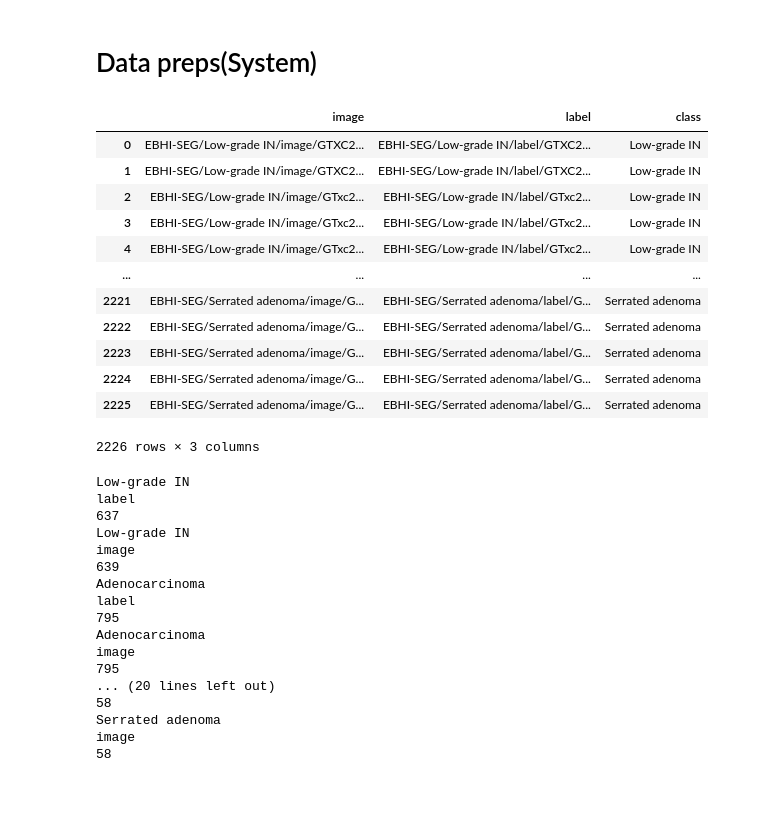
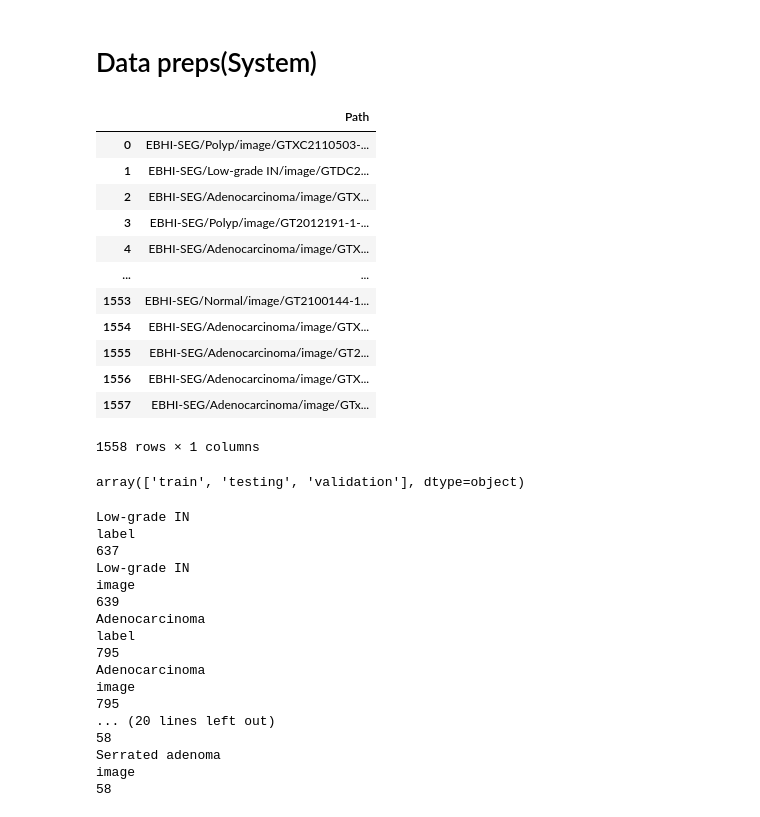
Before and after one commit to DickyAdi/colRectalSegm, a Jupyter notebook: colorectalSegm.ipynb, the cells around one changed output. Drawn from its saved outputs; the diff is of its cells as text; code cells hidden in the pictures.

```diff
--- a/colorectalSegm.ipynb
+++ b/colorectalSegm.ipynb
@@ -37,6 +37,28 @@ colors = [
 ]
 # %% [markdown]
 # Data preps(System)
+# %%
+trainDf = pd.read_csv('traindata.csv')
+valDf = pd.read_csv('valdata.csv')
+testDf = pd.read_csv('testdata.csv')
+# %%
+trainDf['Path'] = trainDf['Path'].str.strip()
+# %%
+trainDf
+# %% [output]
+|  | Path |
+| 0 | EBHI-SEG/Polyp/image/GTXC2110503-... |
+| 1 | EBHI-SEG/Low-grade IN/image/GTDC2... |
+| 2 | EBHI-SEG/Adenocarcinoma/image/GTX... |
+| 3 | EBHI-SEG/Polyp/image/GT2012191-1-... |
+| 4 | EBHI-SEG/Adenocarcinoma/image/GTX... |
+| ... | ... |
+| 1553 | EBHI-SEG/Normal/image/GT2100144-1... |
+| 1554 | EBHI-SEG/Adenocarcinoma/image/GTX... |
+| 1555 | EBHI-SEG/Adenocarcinoma/image/GT2... |
+| 1556 | EBHI-SEG/Adenocarcinoma/image/GTX... |
+| 1557 | EBHI-SEG/Adenocarcinoma/image/GTx... |
+1558 rows × 1 columns
 # %%
 dataDir = Path('EBHI-SEG')
 # dataDict = {'imagePath' : [],
@@ -69,19 +101,7 @@ df = pd.DataFrame({'image' : imageList, 'label' : labelList, 'class' : classList
 # %%
-df
+df['split'].unique()
 # %% [output]
-|  | image | label | class |
-| 0 | EBHI-SEG/Low-grade IN/image/GTXC2... | EBHI-SEG/Low-grade IN/label/GTXC2... | Low-grade IN |
-| 1 | EBHI-SEG/Low-grade IN/image/GTXC2... | EBHI-SEG/Low-grade IN/label/GTXC2... | Low-grade IN |
-| 2 | EBHI-SEG/Low-grade IN/image/GTxc2... | EBHI-SEG/Low-grade IN/label/GTxc2... | Low-grade IN |
-| 3 | EBHI-SEG/Low-grade IN/image/GTxc2... | EBHI-SEG/Low-grade IN/label/GTxc2... | Low-grade IN |
-| 4 | EBHI-SEG/Low-grade IN/image/GTxc2... | EBHI-SEG/Low-grade IN/label/GTxc2... | Low-grade IN |
-| ... | ... | ... | ... |
-| 2221 | EBHI-SEG/Serrated adenoma/image/G... | EBHI-SEG/Serrated adenoma/label/G... | Serrated adenoma |
-| 2222 | EBHI-SEG/Serrated adenoma/image/G... | EBHI-SEG/Serrated adenoma/label/G... | Serrated adenoma |
-| 2223 | EBHI-SEG/Serrated adenoma/image/G... | EBHI-SEG/Serrated adenoma/label/G... | Serrated adenoma |
-| 2224 | EBHI-SEG/Serrated adenoma/image/G... | EBHI-SEG/Serrated adenoma/label/G... | Serrated adenoma |
-| 2225 | EBHI-SEG/Serrated adenoma/image/G... | EBHI-SEG/Serrated adenoma/label/G... | Serrated adenoma |
-2226 rows × 3 columns
+array(['train', 'testing', 'validation'], dtype=object)
 # %%
 for folder in dataDir.iterdir():
     if folder.is_dir():
```
Also changed, not shown: parts of 7 cells of this notebook, 1 other file.
